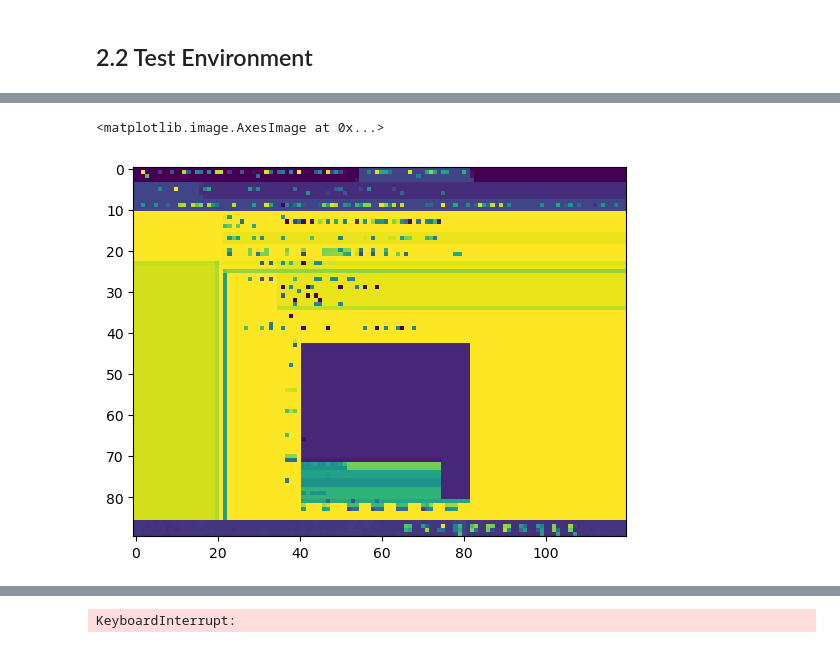
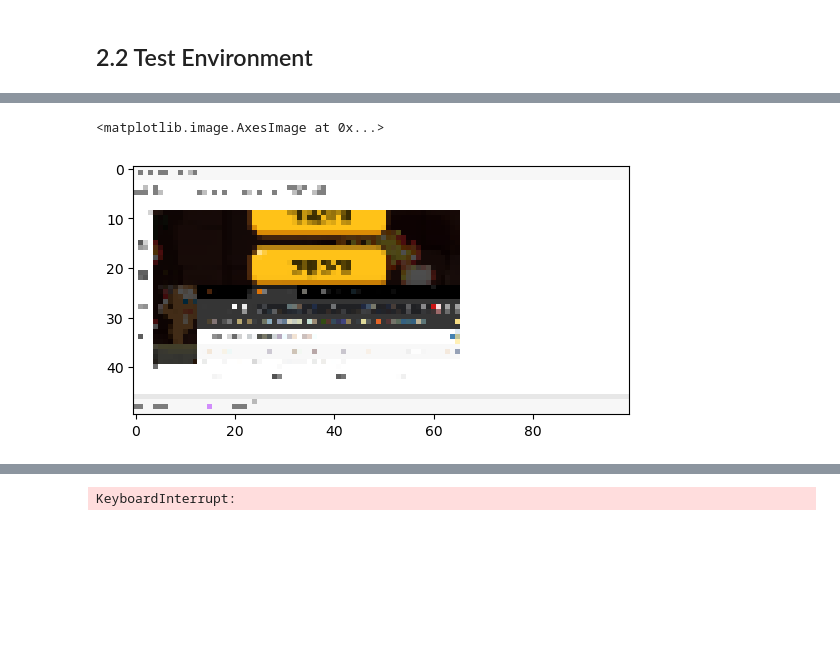
Before and after one commit to CookierunReinforcement/Cookierun_Reinforcement, a Jupyter notebook: Cookierun.ipynb, the cells around one changed output, grey strips where cells are left out. Saved outputs shown, nothing was run; the diff lists cells and outputs as text; code cells hidden in the pictures; blank space fills up the shorter version.

```diff
--- a/Cookierun.ipynb
+++ b/Cookierun.ipynb
@@ -302,8 +303,9 @@ False
-# %%
-plt.imshow(obs[0])
-# %% [output]
-<matplotlib.image.AxesImage at 0x...>
-[figure, removed]
+# %%
+obs = env.get_observation()
+plt.imshow(obs)
+# %% [output]
+<matplotlib.image.AxesImage at 0x...>
+[figure, added]
 # %%
 obs,reward,_,_,_ = env.step(1)
 print(reward)
```
Also changed, not shown: parts of 16 cells of this notebook.
